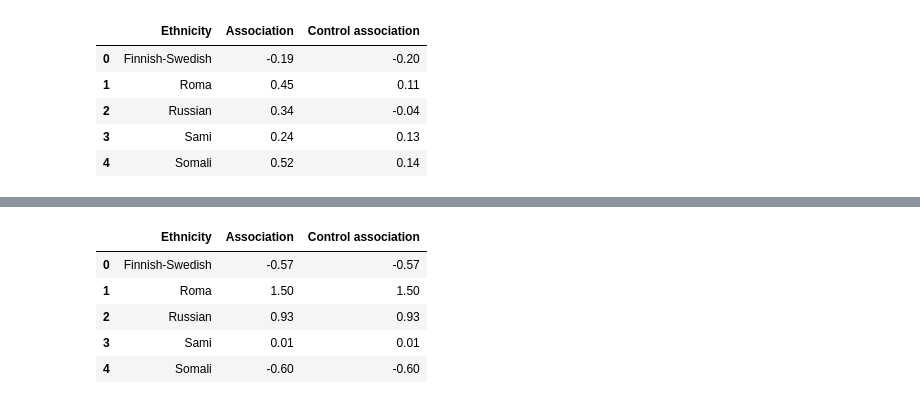
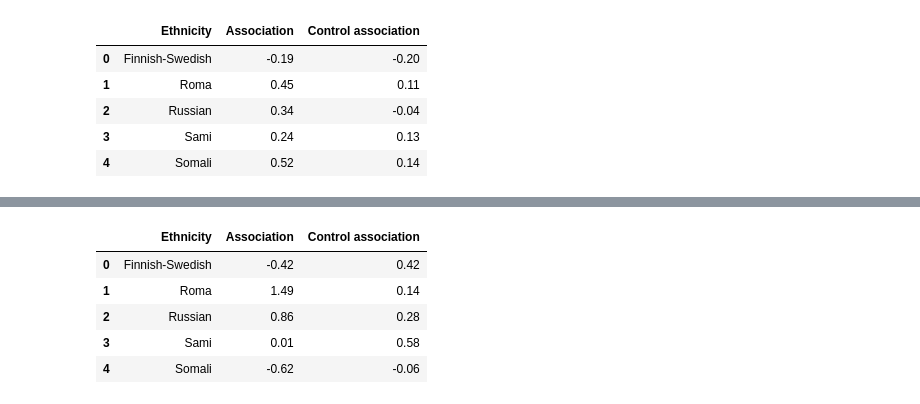
Before and after one commit to hoytnotlit/thesis, a Jupyter notebook: Debiasing.ipynb, the cells around one changed output, grey strips where cells are left out. Cells and saved outputs as stored; diff of their text form; code cells hidden in the pictures.

Commit message:
WIP sdb association scores

```diff
--- a/Debiasing.ipynb
+++ b/Debiasing.ipynb
@@ -226,50 +230,57 @@ Some weights of the model checkpoint at TurkuNLP/bert-base-finnish-cased-v1 were
 - This IS expected if you are initializing BertForMaskedLM from the checkpoint of a model trained on another task or with another architecture (e.g. initializing a BertForSequenceClassification model  ...
 - This IS NOT expected if you are initializing BertForMaskedLM from the checkpoint of a model that you expect to be exactly identical (initializing a BertForSequenceClassification model from a BertFor ...
 # %%
+import numpy as np
+mask = "[MASK]"
+
+def calc_sdb_association_scores(s_sdb_target_probs, s_sdb_prior_probs):
+    res = {}
+
+    for k in s_sdb_target_probs:
+        res[k] = []
+        prior_sents = [sent[0][:5] for sent in s_sdb_prior_probs[k].values()] # TODO only worky for short sentence rn
+
+        for i in s_sdb_target_probs[k]:
+            t_sent = s_sdb_target_probs[k][i][0]
+
+            # get prior probability
+            p_sent = s_sdb_prior_probs[k][str(prior_sents.index(t_sent[:5]))]
+            prior_p = p_sent[1][2]
+
+            # get the correct target probability
+            # target is ethnicity if mask is followed by ##entity, otherwise use names
+            masked_i = t_sent.index(mask)
+            if "##" in t_sent[masked_i+1]:
+                target = s_sdb_target_probs[k][i][1]
+                target_p = target[2]
+                association_score = np.log(float(target_p / prior_p))
+                ent = t_sent[masked_i+1].replace("##", "") if k != "fswe" else t_sent[masked_i+2].replace("##", "")
+                # (score, ethnicity, biased_term, entity)
+                # no need to add the term if we only show means, in other case, we could just add them from dro df ...
+                res[k].append([association_score, k, "", ent])
+            else:
+                target_f = s_sdb_target_probs[k][i][2]
+                target_m = s_sdb_target_probs[k][i][3]
+                association_score_f = np.log(float(target_f[2] / prior_p))
+                association_score_m = np.log(float(target_m[2] / prior_p))
+                res[k].append([association_score_f, k, "", target_f[0]])
+                res[k].append([association_score, k, "", target_m[0]])
+    return res
+
 s_sdb_target_probs = load("s_sdb_target_probs.json")
 s_sdb_prior_probs = load("s_sdb_prior_probs.json")
-mask = "[MASK]"
-import numpy as np
+s_comp_sdb_target_probs = load("s_comp_sdb_target_probs.json")
+s_comp_sdb_prior_probs = load("s_comp_sdb_prior_probs.json")
 
-#def calc_sdb_association_scores(sdb_target_probs, sdb_prior_probs):
-res = {}
+s_sdb_as = calc_sdb_association_scores(s_sdb_target_probs, s_sdb_prior_probs)
+s_sdb_as_comp = calc_sdb_association_scores(s_comp_sdb_target_probs, s_comp_sdb_prior_probs)
 
-for k in s_sdb_target_probs:
-    res[k] = []
-    prior_sents = [sent[0][:5] for sent in s_sdb_prior_probs[k].values()] # TODO only worky for short sentence rn
-
-    for i in s_sdb_target_probs[k]:
-        t_sent = s_sdb_target_probs[k][i][0]
-        #print(t_sent)
-        # get prior probability
-        p_sent = s_sdb_prior_probs[k][str(prior_sents.index(t_sent[:5]))]
-        prior_p = p_sent[1][2]
-
-        # get the correct target probability
-        # target is ethnicity if mask is followed by ##entity, otherwise use names
-        masked_i = t_sent.index(mask)
-        if "##" in t_sent[masked_i+1]:
-            target = s_sdb_target_probs[k][i][1]
-            target_p = target[2]
-            association_score = np.log(float(target_p / prior_p))
-            ent = t_sent[masked_i+1].replace("##", "") if k != "fswe" else t_sent[masked_i+2].replace("##", "")
-            # (score, ethnicity, biased_term, entity)
-            # no need to add the term if we only show means, in other case, we could just add them from dro df ...
-            res[k].append([association_score, k, "", ent])
-        else:
-            target_f = s_sdb_target_probs[k][i][2]
-            target_m = s_sdb_target_probs[k][i][3]
-            association_score_f = np.log(float(target_f[2] / prior_p))
-            association_score_m = np.log(float(target_m[2] / prior_p))
-            res[k].append([association_score_f, k, "", target_f[0]])
-            res[k].append([association_score, k, "", target_m[0]])
-
-x = visualize.get_df(res, res, tokenizer) # TODO control scores
+x = visualize.get_df(s_sdb_as, s_sdb_as_comp, tokenizer)
 visualize.get_nat_means(x)
 # %% [output]
 |  | Ethnicity | Association | Control association |
-| 0 | Finnish-Swedish | -0.57 | -0.57 |
-| 1 | Roma | 1.50 | 1.50 |
-| 2 | Russian | 0.93 | 0.93 |
-| 3 | Sami | 0.01 | 0.01 |
-| 4 | Somali | -0.60 | -0.60 |
+| 0 | Finnish-Swedish | -0.42 | 0.42 |
+| 1 | Roma | 1.49 | 0.14 |
+| 2 | Russian | 0.86 | 0.28 |
+| 3 | Sami | 0.01 | 0.58 |
+| 4 | Somali | -0.62 | -0.06 |
```
Also changed, not shown: parts of 3 cells of this notebook, 6 other files.
